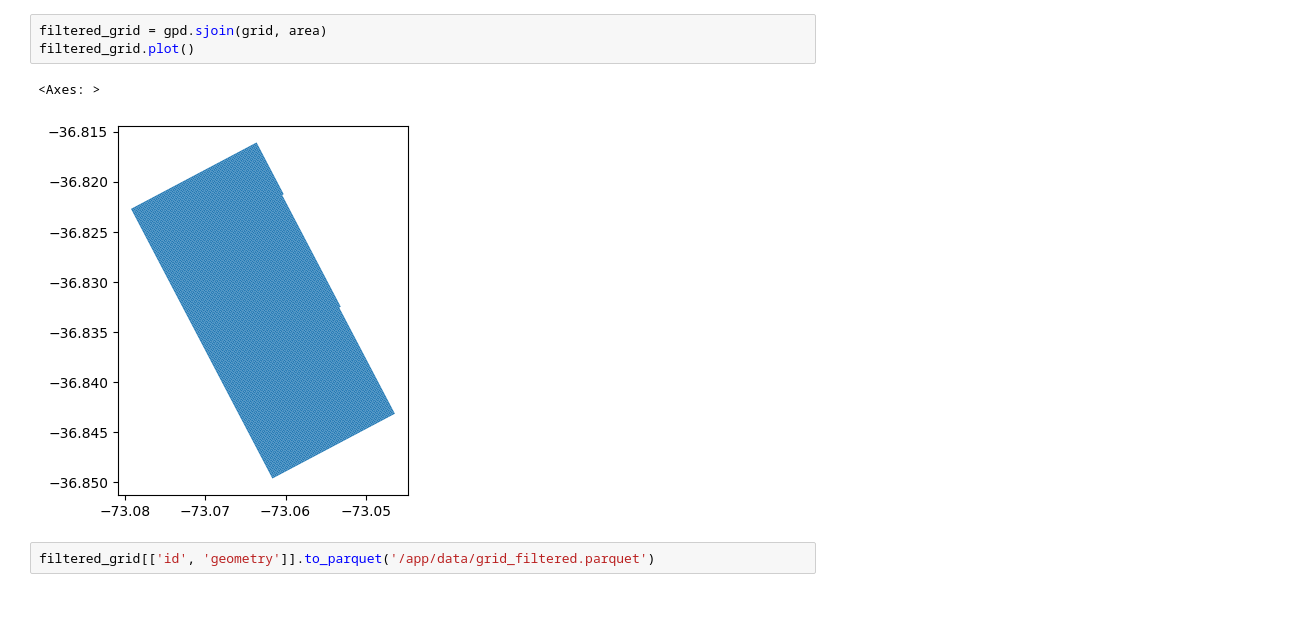
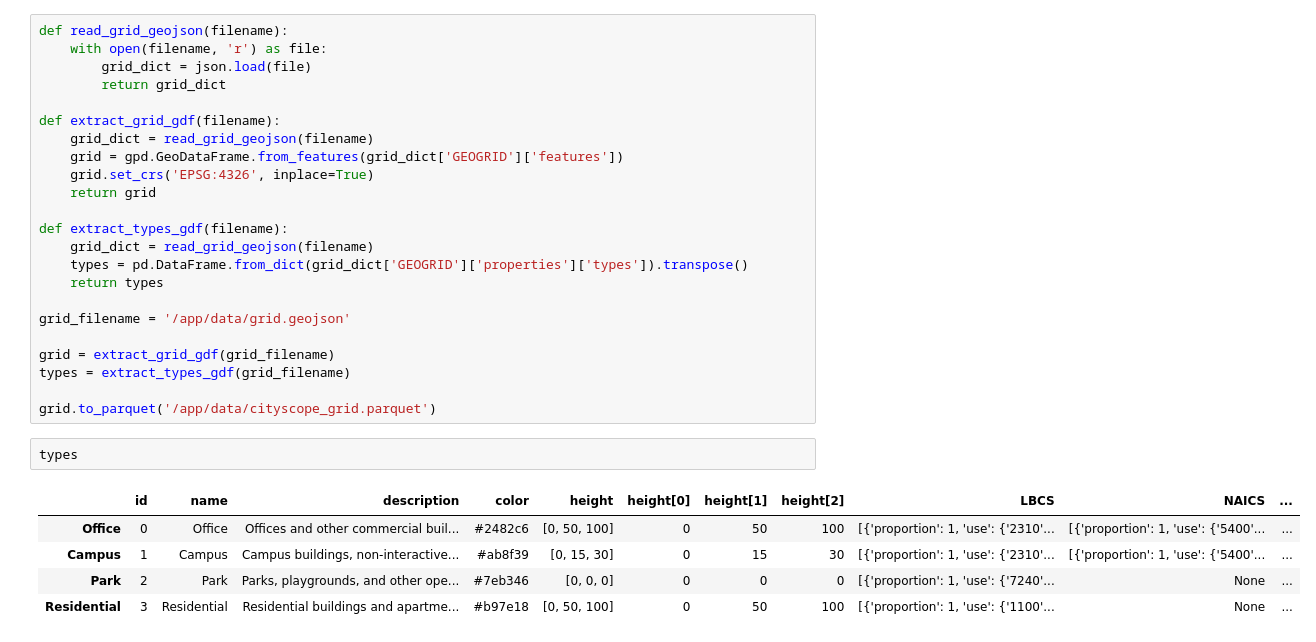
Before and after one commit to KevinMerino-Dev/CityScopeJS_Grid, a Jupyter notebook: grid_analysis_Ariel.ipynb, the cells around one changed output. Saved outputs shown, nothing was run; the diff lists cells and outputs as text; blank space fills up the shorter version.

Commit message:
update data and notebooks

```diff
--- a/grid_analysis_Ariel.ipynb
+++ b/grid_analysis_Ariel.ipynb
@@ -33,8 +6,31 @@ plt.show()  # Mostrar el gráfico
-# %%
-filtered_grid = gpd.sjoin(grid, area)
-filtered_grid.plot()
-# %% [output]
-<Axes: >
-[figure, removed]
-# %%
-filtered_grid[['id', 'geometry']].to_parquet('/app/data/grid_filtered.parquet')
+# %%
+def read_grid_geojson(filename):
+    with open(filename, 'r') as file:
+        grid_dict = json.load(file)
+        return grid_dict
+
+def extract_grid_gdf(filename):
+    grid_dict = read_grid_geojson(filename)
+    grid = gpd.GeoDataFrame.from_features(grid_dict['GEOGRID']['features'])
+    grid.set_crs('EPSG:4326', inplace=True)
+    return grid
+
+def extract_types_gdf(filename):
+    grid_dict = read_grid_geojson(filename)
+    types = pd.DataFrame.from_dict(grid_dict['GEOGRID']['properties']['types']).transpose()
+    return types
+
+grid_filename = '/app/data/grid.geojson'
+
+grid = extract_grid_gdf(grid_filename)
+types = extract_types_gdf(grid_filename)
+
+grid.to_parquet('/app/data/cityscope_grid.parquet')
+# %%
+types
+# %% [output]
+|  | id | name | description | color | height | height[0] | height[1] | height[2] | LBCS | NAICS | ... |
+| Office | 0 | Office | Offices and other commercial buil... | #2482c6 | [0, 50, 100] | 0 | 50 | 100 | [{'proportion': 1, 'use': {'2310'... | [{'proportion': 1, 'use': {'5400'... | ... |
+| Campus | 1 | Campus | Campus buildings, non-interactive... | #ab8f39 | [0, 15, 30] | 0 | 15 | 30 | [{'proportion': 1, 'use': {'2310'... | [{'proportion': 1, 'use': {'5400'... | ... |
+| Park | 2 | Park | Parks, playgrounds, and other ope... | #7eb346 | [0, 0, 0] | 0 | 0 | 0 | [{'proportion': 1, 'use': {'7240'... | None | ... |
+| Residential | 3 | Residential | Residential buildings and apartme... | #b97e18 | [0, 50, 100] | 0 | 50 | 100 | [{'proportion': 1, 'use': {'1100'... | None | ... |
```
Also changed, not shown: parts of 4 cells of this notebook, 2 other files.
